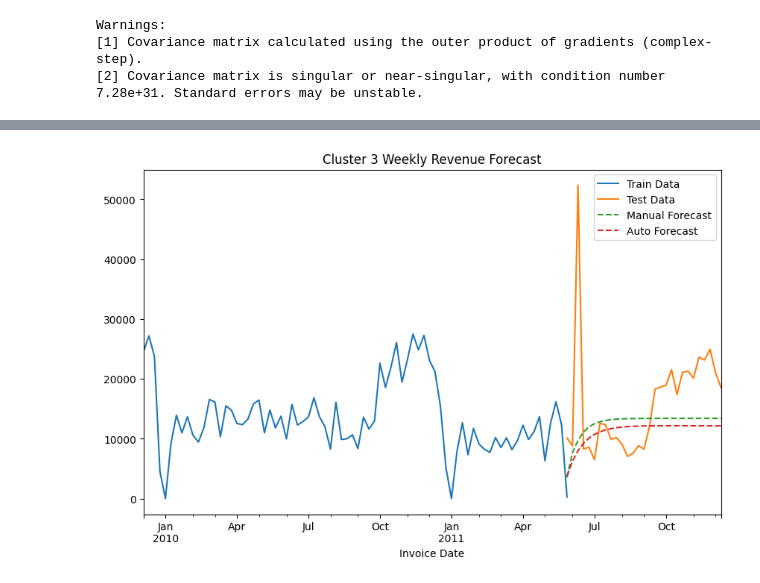
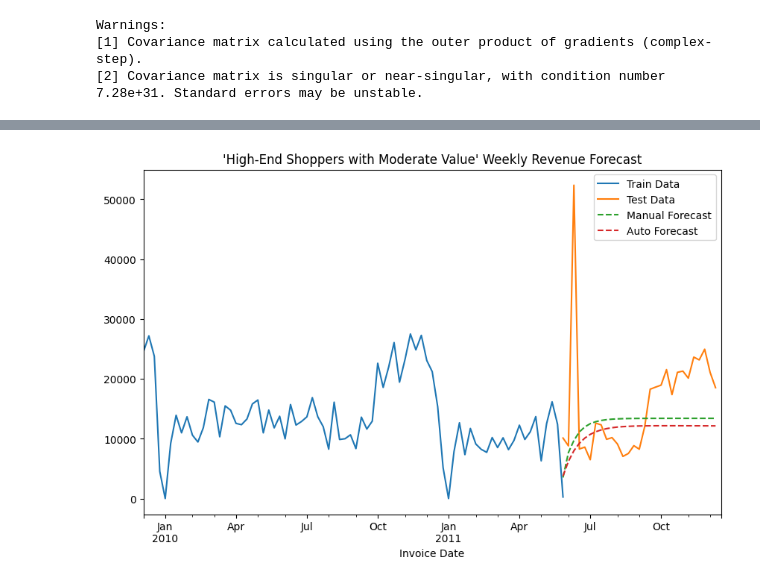
Before and after one commit to evansphillips/retail-customer-segmentation-forecasting, a Jupyter notebook: notebooks/ds4a_retail_challenge.ipynb, the cells around one changed output, grey strips where cells are left out. Cells and saved outputs as stored; diff of their text form; code cells hidden in the pictures.

```diff
--- a/notebooks/ds4a_retail_challenge.ipynb
+++ b/notebooks/ds4a_retail_challenge.ipynb
@@ -2458,6 +2565,6 @@ plot_manual_auto_forecasts(cluster1_weekly_test, cluster1_weekly_train, cluster1
 # %%
 # Plot manual ARIMA and auto-ARIMA performance for Cluster 3
 plot_manual_auto_forecasts(cluster3_weekly_test, cluster3_weekly_train, cluster3_weekly,
-                             arima_model_3_fit, auto_arima_3, steps_ahead=1, title="Cluster 3 Weekly Revenue Forecast")
+                             arima_model_3_fit, auto_arima_3, steps_ahead=1, title="'High-End Shoppers with Moderate Value' Weekly Revenue Forecast")
 # %% [output]
-[figure, old version]
+[figure, new version]
```
Also changed, not shown: parts of 12 cells of this notebook, 1 other file.
